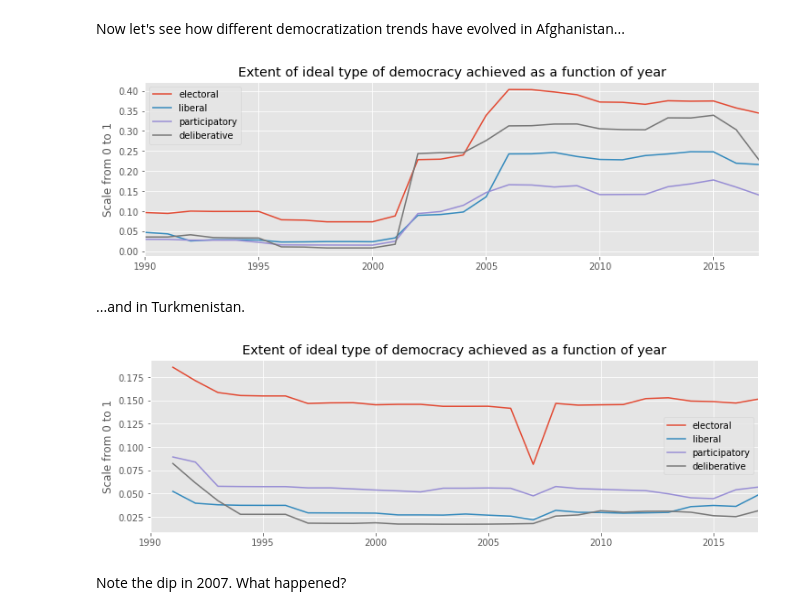
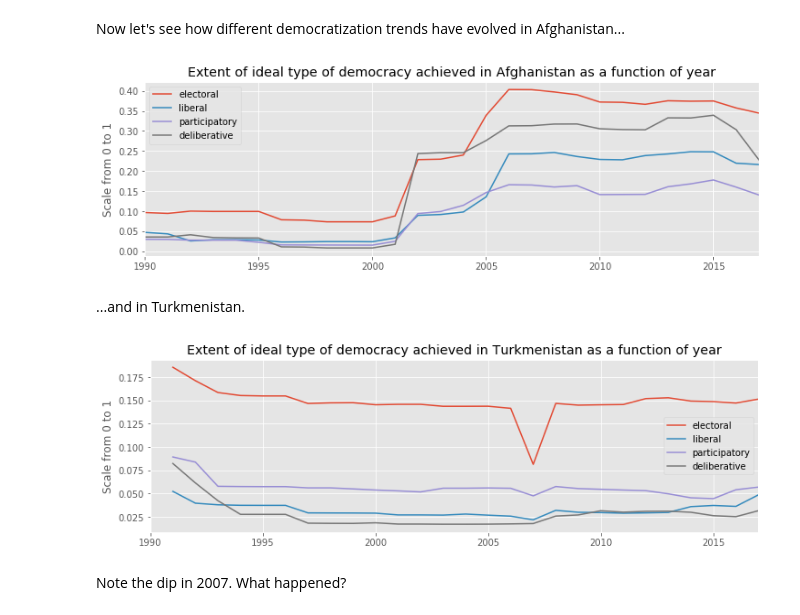
Before and after one commit to mstykow/post-soviet, a Jupyter notebook: V-Dem.ipynb, the cells around one changed output. Cells and saved outputs as stored; diff of their text form; code cells hidden in the pictures.

Commit message:
changed some graph titles

```diff
--- a/V-Dem.ipynb
+++ b/V-Dem.ipynb
@@ -153,15 +153,15 @@ Now let's see how different democratization trends have evolved in Afghanistan..
 # %%
 plt.figure(figsize = (12, 3.5))
 
 plot_democracies_of_country('Afghanistan')
 
 plt.legend(democracies)
-plt.title('Extent of ideal type of democracy achieved as a function of year')
+plt.title('Extent of ideal type of democracy achieved in Afghanistan as a function of year')
 plt.ylabel('Scale from 0 to 1')
 plt.xlim([1990, 2017])
 plt.show()
 # %% [output]
-[figure, old version]
+[figure, new version]
 # %% [markdown]
 ...and in Turkmenistan.
 # %%
@@ -170,11 +170,11 @@ plt.figure(figsize = (12, 3.5))
 plot_democracies_of_country('Turkmenistan')
 
 plt.legend(democracies)
-plt.title('Extent of ideal type of democracy achieved as a function of year')
+plt.title('Extent of ideal type of democracy achieved in Turkmenistan as a function of year')
 plt.ylabel('Scale from 0 to 1')
 plt.xlim([1990, 2017])
 plt.show()
 # %% [output]
-[figure, old version]
+[figure, new version]
 # %% [markdown]
 Note the dip in 2007. What happened?
```
